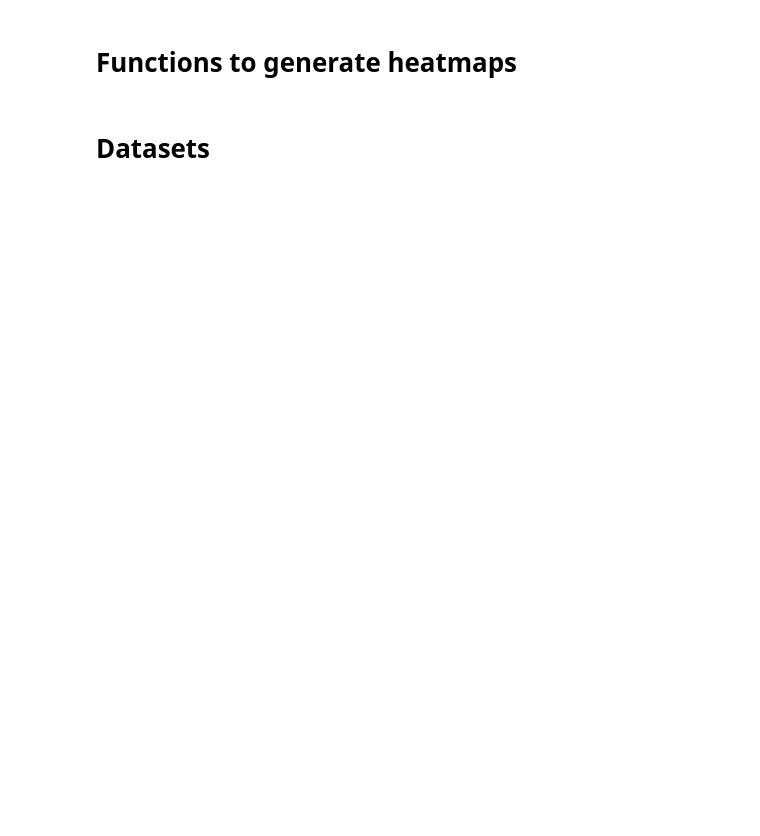
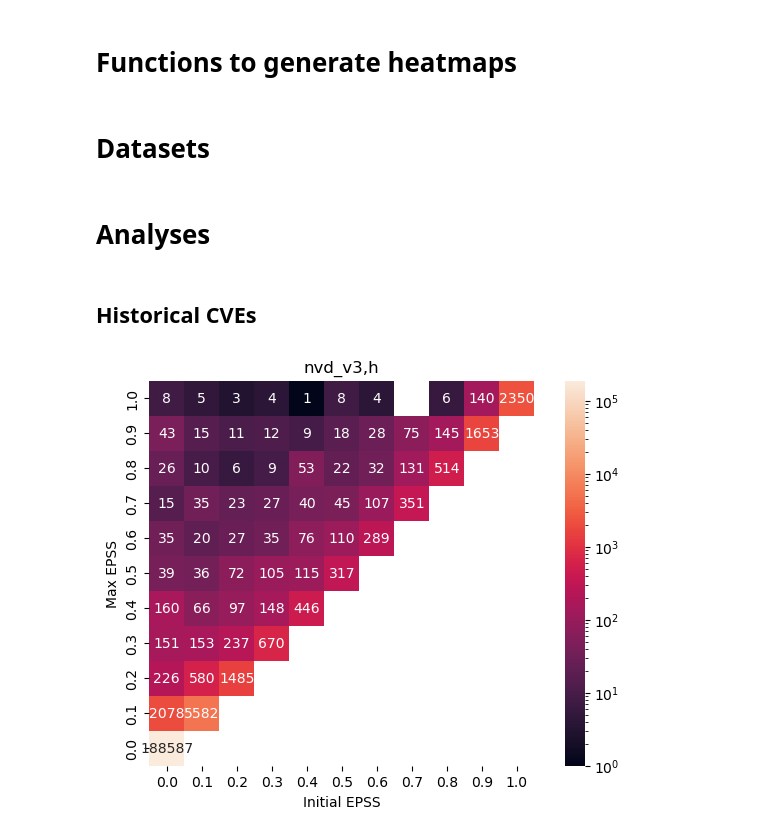
Before and after one commit to dravalico/EPSS-Project, a Jupyter notebook: 2_heatmaps.ipynb, the cells around one changed output. Saved outputs shown, nothing was run; the diff lists cells and outputs as text; code cells hidden in the pictures; blank space fills up the shorter version.

```diff
--- a/2_heatmaps.ipynb
+++ b/2_heatmaps.ipynb
@@ -7,7 +7,7 @@ from matplotlib.colors import LogNorm
 # %% [markdown]
 # Functions to generate heatmaps
 # %%
-def heatmap_epss_initial_vs_max(data):
+def heatmap_initial_vs_max_epss(data, title):
     epss_day_0 = data.groupby('cve')['epss'].apply(lambda l: l.values[0]).round(1).astype(str)
     max_epss_per_cve = data.groupby('cve')['epss'].max().round(1).astype(str)
     heatmap_data = pd.DataFrame(index=[str(round(i, 1)) for i in np.arange(1.0, -0.1, -0.1)], columns=[str(round(i, 1)) for i in np.arange(0.0, 1.1, 0.1)])
@@ -21,5 +21,6 @@ def heatmap_epss_initial_vs_max(data):
     sns.heatmap(heatmap_data, annot=True, square=True, fmt='d', norm=LogNorm())
     plt.xlabel('Initial EPSS')
     plt.ylabel('Max EPSS')
+    plt.title(title)
     plt.show()
 # %%
@@ -61,11 +65,12 @@ def heatmap_epss_initial_vs_days_needed(data):
 df_dataset = pd.read_pickle('datasets/epss_v3.pkl')
 df_highest_epss = pd.read_pickle('datasets/epss_v3_highest.pkl')
 df_lowest_epss = pd.read_pickle('datasets/epss_v3_lowest.pkl')
-with open('dataset/cve_info.csv', 'r') as f:
+with open('datasets/cve_info.csv', 'r') as f:
     df_cve_info = pd.read_csv(f)
 df_cve_info['published'] = pd.to_datetime(df_cve_info['published'])
 df_cve_info = df_cve_info.sort_values(by=['published'])
 # %%
+cut_date = '2023-03-07'
 historical_cve = df_cve_info[df_cve_info['published'] < cut_date]['id'].values
 current_cve = df_cve_info[df_cve_info['published'] >= cut_date]['id'].values
 # %%
@@ -88,0 +98,8 @@ df_kev_current = df_dataset[df_dataset['cve'].isin(cve_kev) & df_dataset['cve'].
+# %% [markdown]
+# Analyses
+# %% [markdown]
+## Historical CVEs
+# %%
+heatmap_initial_vs_max_epss(df_dataset_historical, 'nvd_v3,h')
+# %% [output]
+[figure, added]
```
Also changed, not shown: parts of 27 cells of this notebook.
